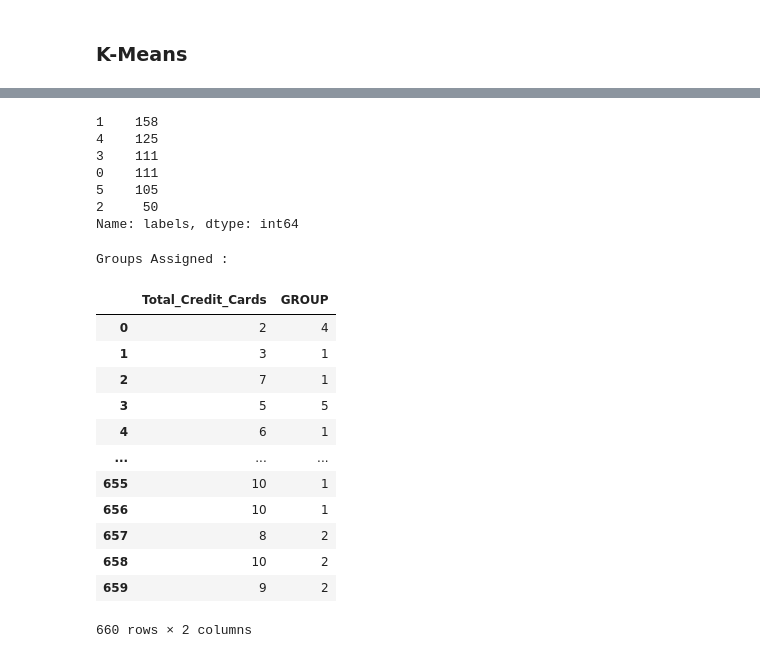
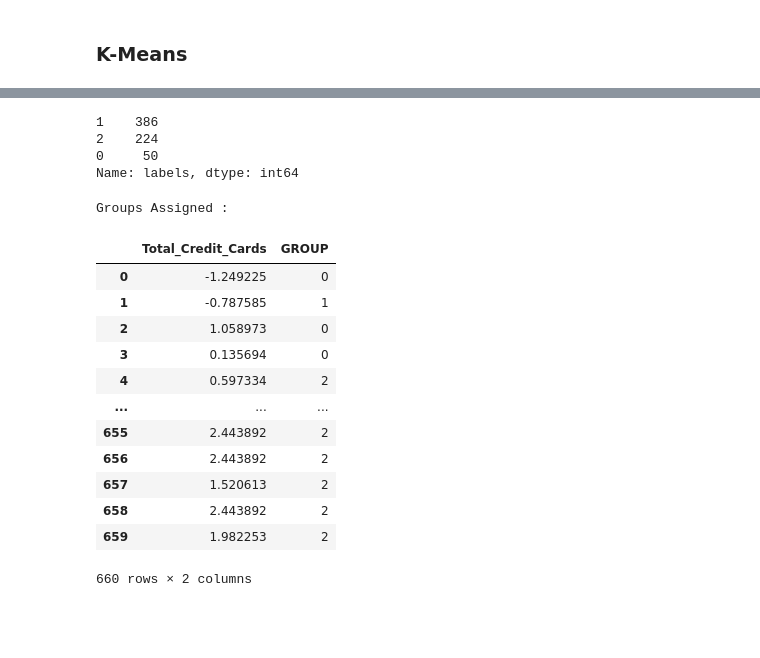
Before and after one commit to lauren-alexandra/credit-card-customer-segmentation, a Jupyter notebook: AllLife_Credit_Card_Customer_Segmentation.ipynb, the cells around one changed output, grey strips where cells are left out. Saved outputs shown, nothing was run; the diff lists cells and outputs as text; code cells hidden in the pictures; blank space fills up the shorter version.

```diff
--- a/AllLife_Credit_Card_Customer_Segmentation.ipynb
+++ b/AllLife_Credit_Card_Customer_Segmentation.ipynb
@@ -166,23 +166,4 @@ sns.pairplot(df,diag_kind='kde')
 ##Scale the data
 from scipy.stats import zscore
 
-df_z = df.apply(zscore)
+df = df.apply(zscore)
-# %%
-#Finding optimal no. of clusters
-from sklearn.cluster import KMeans
-from scipy.spatial.distance import cdist
-clusters=range(1,10)
-meanDistortions=[]
-
-for k in clusters:
-    model=KMeans(n_clusters=k)
-    model.fit(df)
-    prediction=model.predict(df)
-    meanDistortions.append(sum(np.min(cdist(df, model.cluster_centers_, 'euclidean'), axis=1)) / df
-                           .shape[0])
-
-
-plt.plot(clusters, meanDistortions, 'bx-')
-plt.xlabel('k')
-plt.ylabel('Average distortion')
-plt.title('Selecting k with the Elbow Method')
@@ -198,0 +170,14 @@ KMeans(n_clusters=6, n_init=15, random_state=2345)
+# %%
+# create clusters
+
+cluster_range = range(1,15)
+cluster_errors = []
+for num_clusters in cluster_range:
+    clusters = KMeans(num_clusters, n_init = 5)
+    clusters.fit(df)
+    labels = clusters.labels_
+    centroids = clusters.cluster_centers_
+    cluster_errors.append(clusters.inertia_)
+
+clusters_df = pd.DataFrame({"num_clusters": cluster_range, "cluster_errors": cluster_errors})
+clusters_df[0:15]
@@ -198,0 +208,5 @@ KMeans(n_clusters=6, n_init=15, random_state=2345)
+# %%
+# bend at 3. create 3 clusters.
+
+kmeans = KMeans(n_clusters=3, n_init = 5, random_state=12345)
+kmeans.fit(df)
@@ -281,36 +288,33 @@ df_analysis
 # %%
 df_labeled['labels'].value_counts()
 # %% [output]
-1    158
-4    125
-3    111
-0    111
-5    105
-2     50
+1    386
+2    224
+0     50
 Name: labels, dtype: int64
 # %%
-final_model=KMeans(6)
+final_model=KMeans(3)
 final_model.fit(df)
 prediction=final_model.predict(df)
 
 #Append the prediction
 df["GROUP"] = prediction
 print("Groups Assigned : \n")
 df[["Total_Credit_Cards", "GROUP"]]
 # %% [output]
 Groups Assigned :
 |  | Total_Credit_Cards | GROUP |
-| 0 | 2 | 4 |
-| 1 | 3 | 1 |
-| 2 | 7 | 1 |
-| 3 | 5 | 5 |
-| 4 | 6 | 1 |
+| 0 | -1.249225 | 0 |
+| 1 | -0.787585 | 1 |
+| 2 | 1.058973 | 0 |
+| 3 | 0.135694 | 0 |
+| 4 | 0.597334 | 2 |
 | ... | ... | ... |
-| 655 | 10 | 1 |
-| 656 | 10 | 1 |
-| 657 | 8 | 2 |
-| 658 | 10 | 2 |
-| 659 | 9 | 2 |
+| 655 | 2.443892 | 2 |
+| 656 | 2.443892 | 2 |
+| 657 | 1.520613 | 2 |
+| 658 | 2.443892 | 2 |
+| 659 | 1.982253 | 2 |
 660 rows × 2 columns
 # %%
 df.boxplot(by = 'GROUP',  layout=(2,4), figsize=(20, 15))
```
Also changed, not shown: parts of 47 cells of this notebook.
